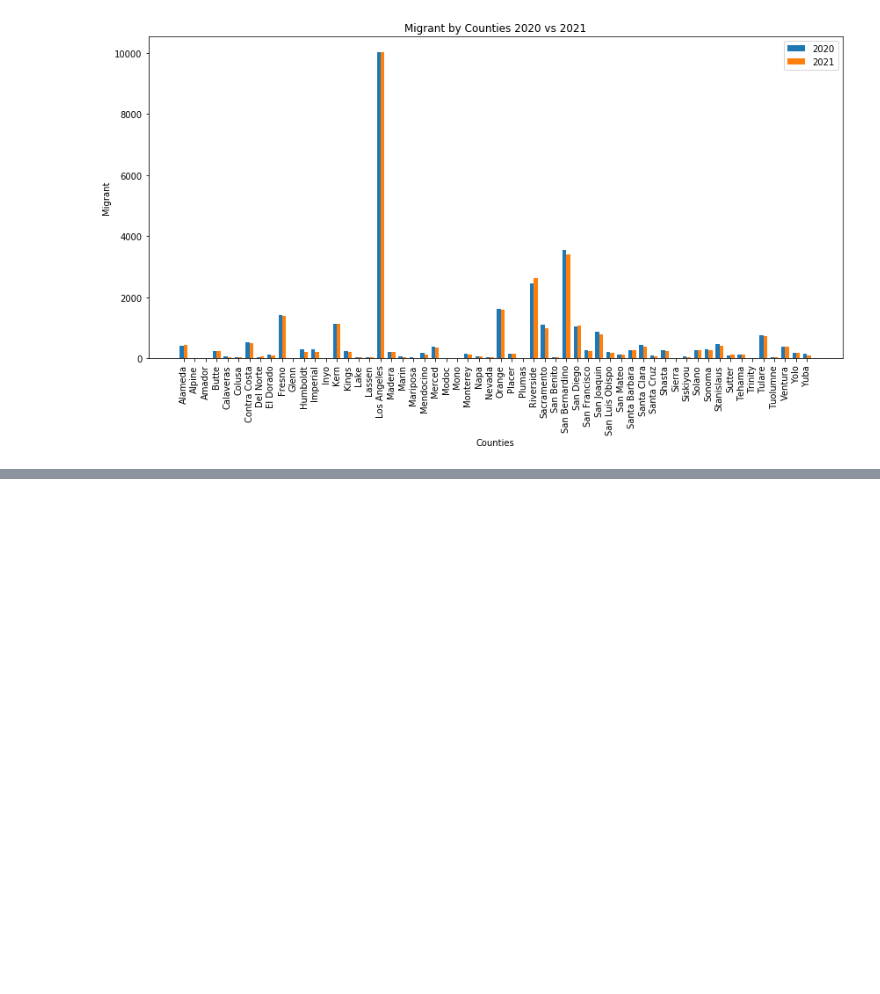
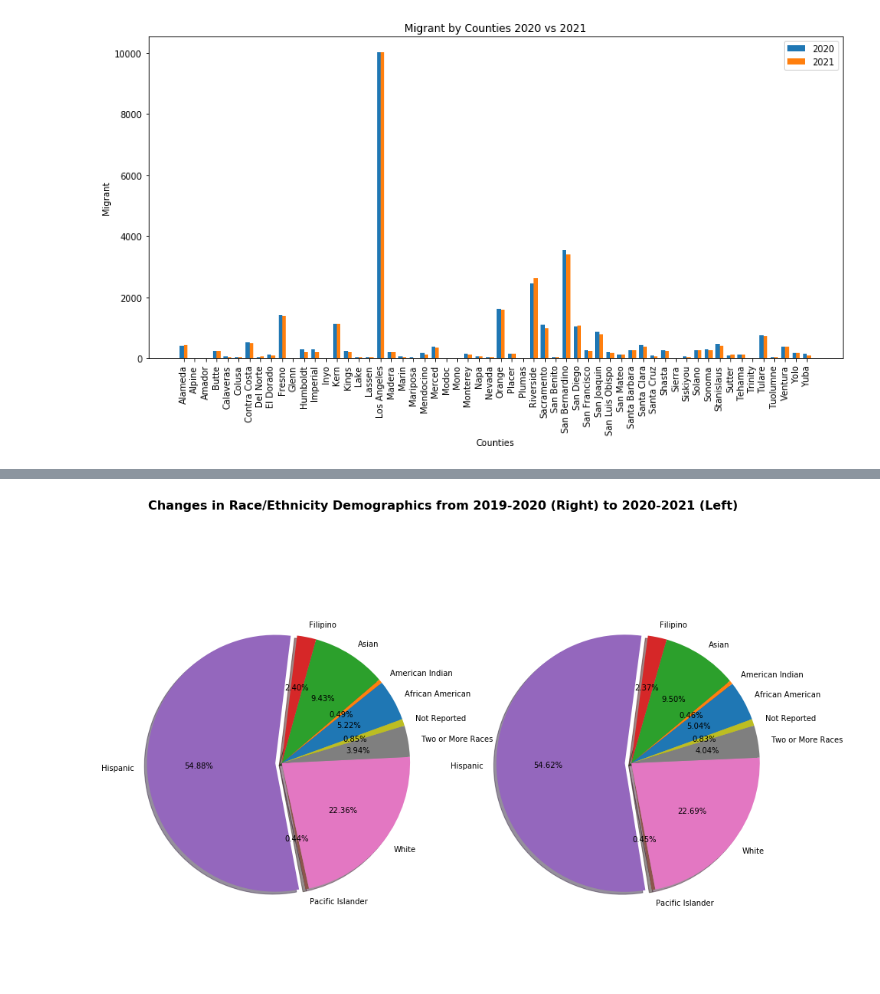
Before and after one commit to ludanzhan/Student-Enrollment-Project, a Jupyter notebook: Student Enrollemnt Project.ipynb, the cells around one changed output, grey strips where cells are left out. Cells and saved outputs as stored; diff of their text form; code cells hidden in the pictures; blank space fills up the shorter version.

Commit message:
Uploading homelessness and race data

```diff
--- a/Student Enrollemnt Project.ipynb
+++ b/Student Enrollemnt Project.ipynb
@@ -186,6 +186,7 @@ school_2019['Year'] = "2019-2020"
 school_2021['Year'] = "2020-2021"
 # %%
-combined_data_df = pd.merge(school_2019, school_2021, how="outer", on=["CountyName"])
+#merge data
+combined_data_df = pd.merge(school_2020, school_2021, how="outer", on=["CountyName"])
 combined_data_df
 # %% [output]
 |  | EnrollTotal_x | EnrollCharter_x | EnrollNonCharter_x | African American_x | American Indian_x | Asian_x | ... |
@@ -227,13 +230,13 @@ Index(['EnrollTotal_x', 'EnrollCharter_x', 'EnrollNonCharter_x',
 
 combined_data_df = combined_data_df.rename(columns={"EnrollTotal_x": "EnrollTotal_2020", "EnrollCharter_x": "EnrollCharter_2020", "EnrollNonCharter_x": "EnrollNonCharter_2020",
        "African American_x": "African American_2020", "American Indian_x": "American Indian_2020" , "Asian_x": "Asian_2020", "Filipino_x": "Filipino_2020",
-       "Hispanic_x": "Hispanic_2020", "Pacific Islander_x": "Pacific Islander_2020", "White_x": "White_2020", "English Learner_x": "English Learner_2020",
+       "Hispanic_x": "Hispanic_2020", "Pacific Islander_x": "Pacific Islander_2020", "White_x": "White_2020", "Two or More Races_x": "Two or More Races_2020", "Not Reported Races_x": "Not Reported Races_2020", "English Learner_x": "English Learner_2020",
        "Foster Care_x": "Foster Care_2020", "Homeless_x": "Homeless_2020", "Migrant_x": "Migrant_2020",
        "Students with Disabilities_x": "Students with Disabilities_2020", "Socioeconomically Disadvantaged_x": "Socioeconomically Disadvantaged_2020", "Year_x": "Year:2020"})
 
 combined_data_df = combined_data_df.rename(columns={"EnrollTotal_y": "EnrollTotal_2021", "EnrollCharter_y": "EnrollCharter_2021", "EnrollNonCharter_y": "EnrollNonCharter_2021",
        "African American_y": "African American_2021", "American Indian_y": "American Indian_2021" , "Asian_y": "Asian_2021", "Filipino_y": "Filipino_2021",
-       "Hispanic_y": "Hispanic_2021", "Pacific Islander_y": "Pacific Islander_2021", "White_y": "White_2021", "English Learner_y": "English Learner_2021",
+       "Hispanic_y": "Hispanic_2021", "Pacific Islander_y": "Pacific Islander_2021", "White_y": "White_2021", "Two or More Races_y": "Two or More Races_2021", "Not Reported Races_y": "Not Reported Races_2021", "English Learner_y": "English Learner_2021",
        "Foster Care_y": "Foster Care_2021", "Homeless_y": "Homeless_2021", "Migrant_y": "Migrant_2021",
        "Students with Disabilities_y": "Students with Disabilities_2021", "Socioeconomically Disadvantaged_y": "Socioeconomically Disadvantaged_2021", "Year_y": "Year:2021"})
 combined_data_df.head()
@@ -743,0 +797,22 @@ plt.show()
+# %%
+#create summary df for pie chart
+summary_race2020_percent = pd.DataFrame({"African American": [AA_percentage_2020],
+                                          "American Indian": [AI_percentage_2020],
+                                          "Asian": [AS_percentage_2020],
+                                          "Filipino": [FI_percentage_2020],
+                                          "Hispanic": [HI_percentage_2020],
+                                          "Pacific Islander": [PI_percentage_2020],
+                                          "White": [WH_percentage_2020],
+                                          "Two or More Races": [MR_percentage_2020],
+                                          "Not Reported": [NR_percentage_2020]})
+# %%
+#create summary df for pie chart
+summary_race2021_percent = pd.DataFrame({"African American": [AA_percentage_2021],
+                                          "American Indian": [AI_percentage_2021],
+                                          "Asian": [AS_percentage_2021],
+                                          "Filipino": [FI_percentage_2021],
+                                          "Hispanic": [HI_percentage_2021],
+                                          "Pacific Islander": [PI_percentage_2021],
+                                          "White": [WH_percentage_2021],
+                                          "Two or More Races": [MR_percentage_2021],
+                                          "Not Reported": [NR_percentage_2021]})
@@ -743,0 +848,13 @@ plt.show()
+# %%
+# create a side by side pie chart
+race_pie_labels = 'African American', 'American Indian', 'Asian', 'Filipino', 'Hispanic', 'Pacific Islander', 'White', 'Two or More Races', 'Not Reported'
+explode = (0, 0, 0, 0, 0.05, 0, 0, 0, 0)
+fig, (ax1, ax2) = plt.subplots(1,2,figsize=(15,10))
+fig.suptitle("Changes in Race/Ethnicity Demographics from 2019-2020 (Right) to 2020-2021 (Left)", fontsize=16, fontweight="bold")
+ax1.pie(summary_race2020_percent, explode = explode, labels=race_pie_labels, autopct='%.2f%%', shadow=True, startangle=20)
+ax1.axis('equal')
+ax2.pie(summary_race2021_percent, explode = explode, labels=race_pie_labels, autopct='%.2f%%', shadow=True, startangle=20)
+ax2.axis('equal')
+plt.show()
+# %% [output]
+[figure, added]
```
Also changed, not shown: parts of 26 cells of this notebook, 1 other file.
